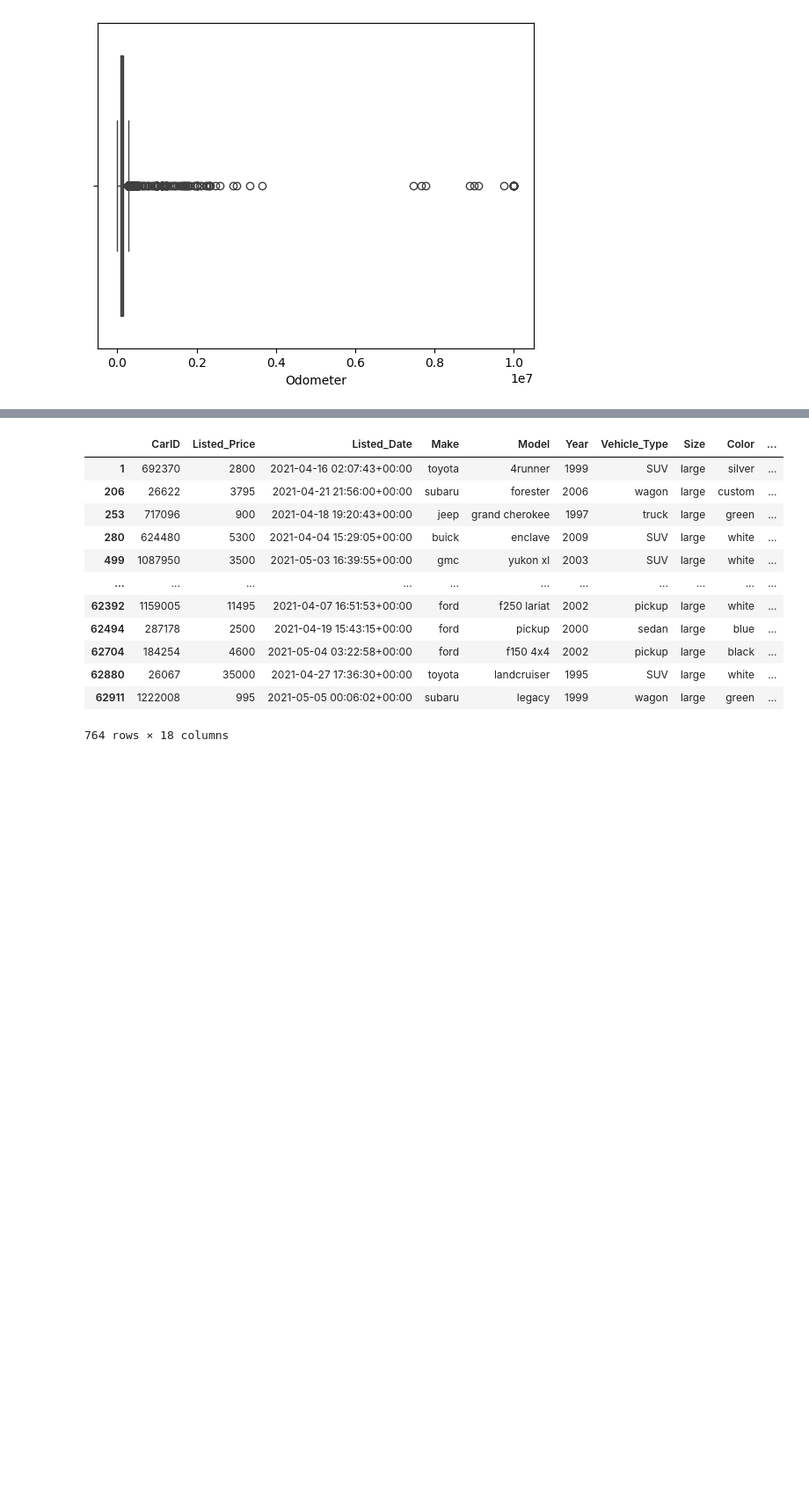
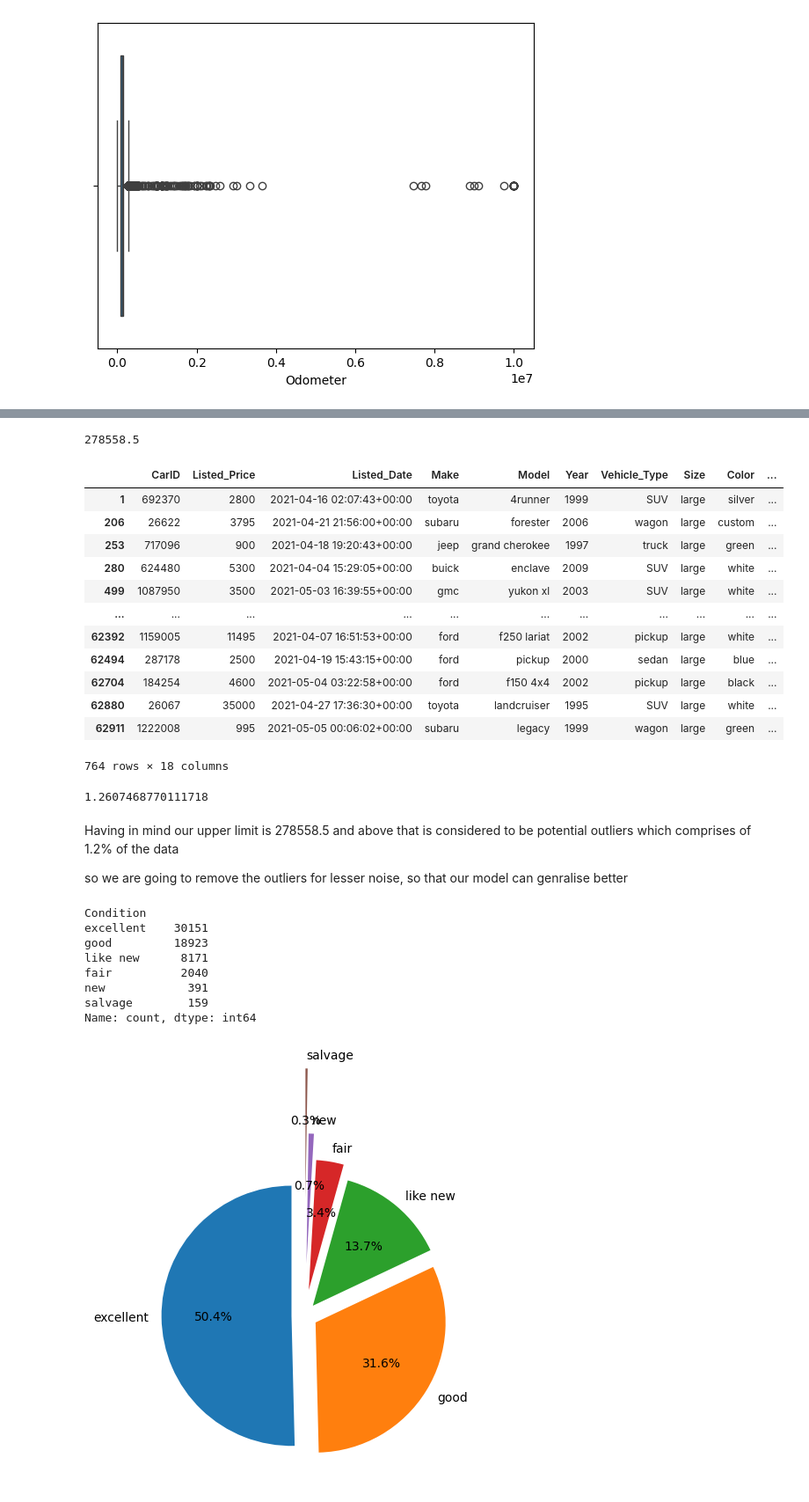
Before and after one commit to anshumbanga/Jason-Motor-Group, a Jupyter notebook: Jason Motor Group.ipynb, the cells around one changed output, grey strips where cells are left out. Shown at 88% size. Drawn from its saved outputs; the diff is of its cells as text; code cells hidden in the pictures; blank space fills up the shorter version.

```diff
--- a/Jason Motor Group.ipynb
+++ b/Jason Motor Group.ipynb
@@ -581,7 +583,9 @@ upper_limit = df.Odometer.quantile(0.75)+1.5*iqr
 # %%
+print(upper_limit)
 df[df.Odometer>upper_limit]
 # we have around 764 rows which above upper limit
 # %% [output]
+278558.5
 |  | CarID | Listed_Price | Listed_Date | Make | Model | Year | Vehicle_Type | Size | Color | ... |
 | 1 | 692370 | 2800 | 2021-04-16 02:07:43+00:00 | toyota | 4runner | 1999 | SUV | large | silver | ... |
 | 206 | 26622 | 3795 | 2021-04-21 21:56:00+00:00 | subaru | forester | 2006 | wagon | large | custom | ... |
@@ -594,4 +598,29 @@ df[df.Odometer>upper_limit]
 | 62704 | 184254 | 4600 | 2021-05-04 03:22:58+00:00 | ford | f150 4x4 | 2002 | pickup | large | black | ... |
 | 62880 | 26067 | 35000 | 2021-04-27 17:36:30+00:00 | toyota | landcruiser | 1995 | SUV | large | white | ... |
 | 62911 | 1222008 | 995 | 2021-05-05 00:06:02+00:00 | subaru | legacy | 1999 | wagon | large | green | ... |
-764 rows × 18 columns
+764 rows × 18 columns
+# %%
+df[df.Odometer>upper_limit].shape[00]/df.shape[0]*100
+# %% [output]
+1.2607468770111718
+# %% [markdown]
+Having in mind our upper limit is 278558.5 and above that is considered to be potential outliers which comprises of 1.2% of the data
+
+so we are going to remove the outliers for lesser noise, so that our model can genralise better
+# %%
+df.drop(df[df.Odometer>upper_limit].index,inplace=True)
+# %%
+df.columns
+print(df.Condition.value_counts())
+plt.pie(df.Condition.value_counts(),labels=df.Condition.value_counts().index,autopct='%1.1f%%',explode=[0.1,0.1,0.1,0.2,0.4,0.9],startangle=90)
+plt.show()
+# %% [output]
+Condition
+excellent    30151
+good         18923
+like new      8171
+fair          2040
+new            391
+salvage        159
+Name: count, dtype: int64
+[figure, added]
```
Also changed, not shown: parts of 18 cells of this notebook.
